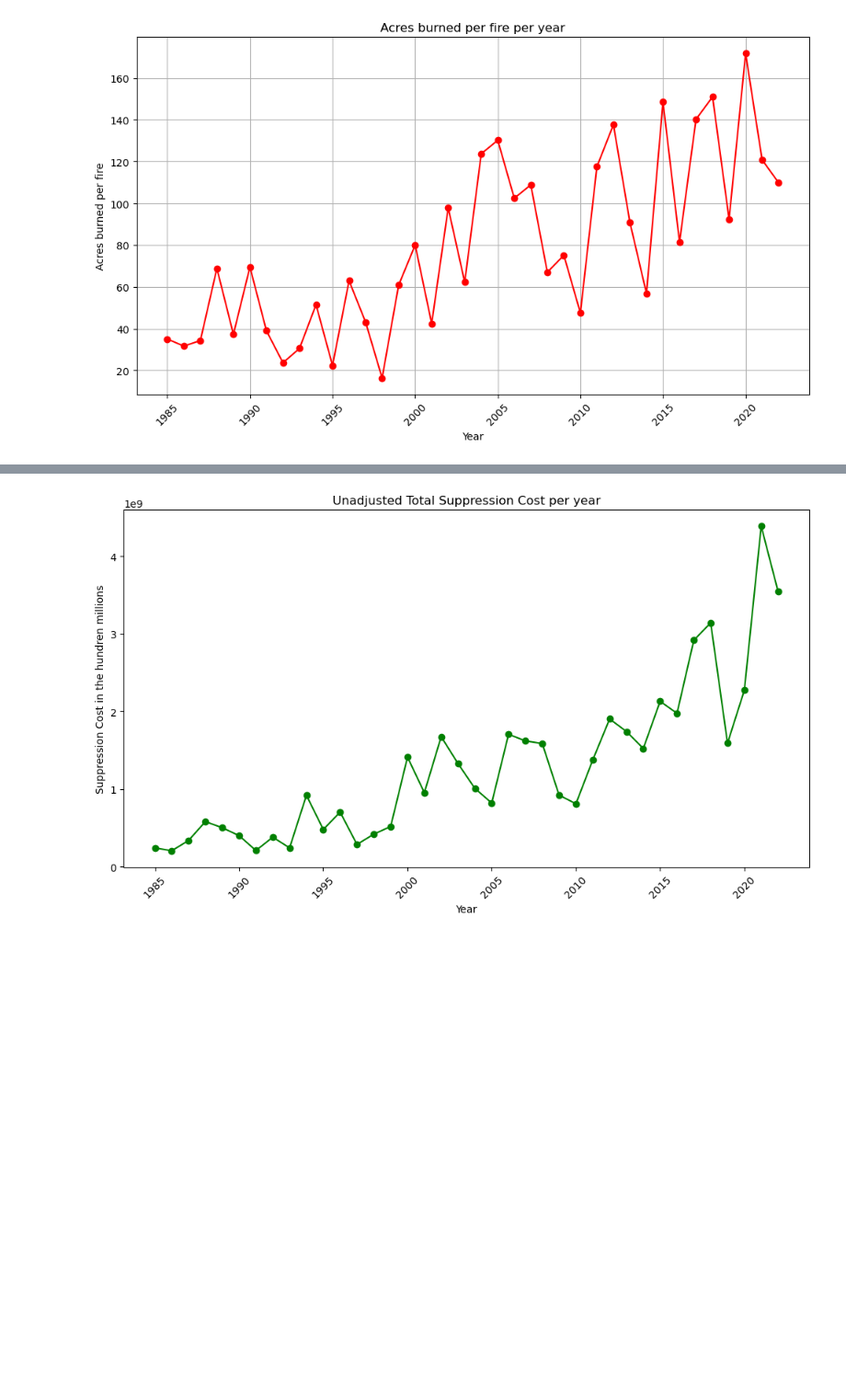
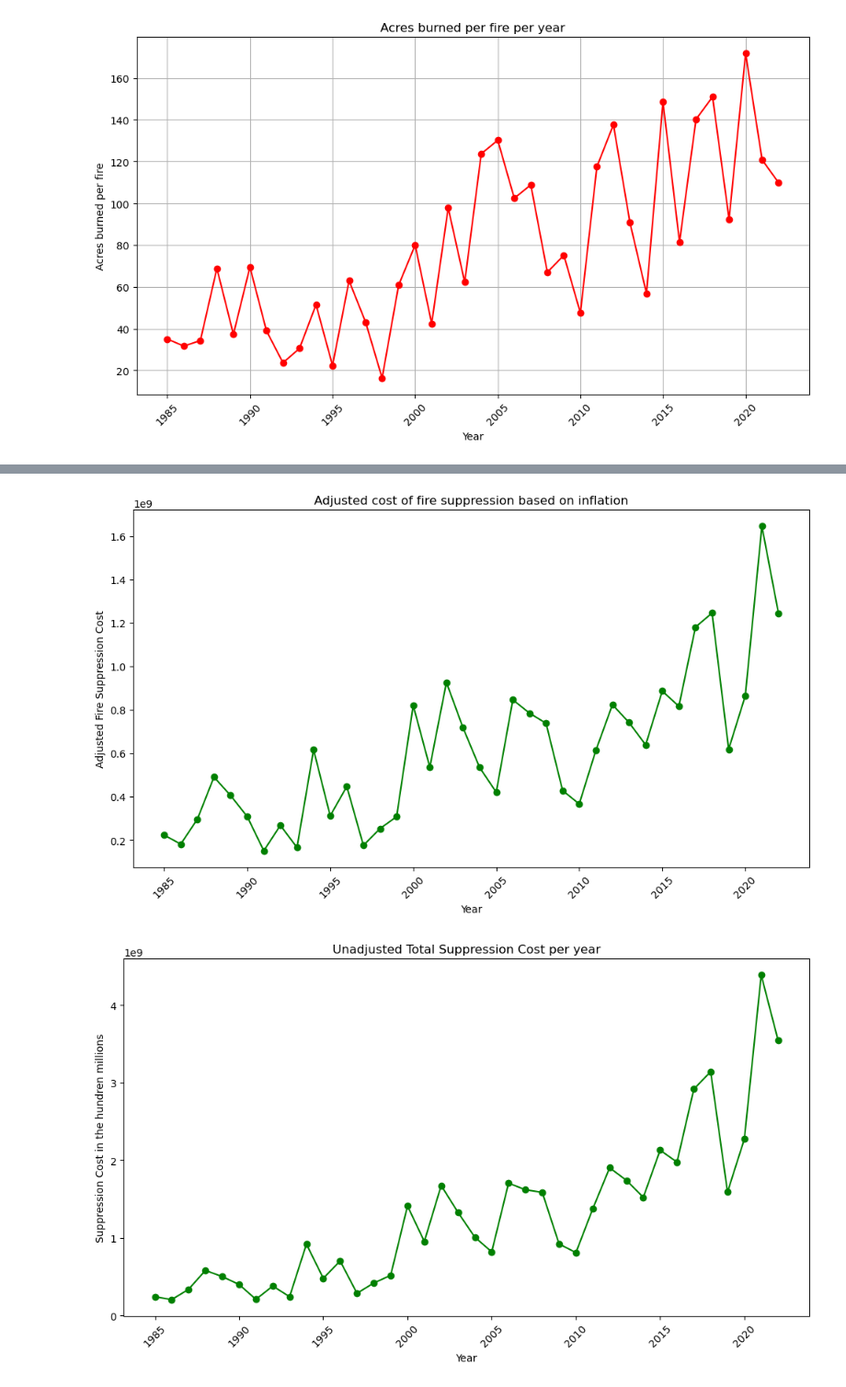
Before and after one commit to KoBlades/Team-9-Heatwaves, a Jupyter notebook: Wildfire Data/Wildfire Data Cleaning.ipynb, the cells around one changed output, grey strips where cells are left out. Shown at 92% size. Cells and saved outputs as stored; diff of their text form; code cells hidden in the pictures; blank space fills up the shorter version.

Commit message:
Updated Visualization
Updated Visualizations to show heatwaves in Nevada

```diff
--- a/Wildfire Data/Wildfire Data Cleaning.ipynb
+++ b/Wildfire Data/Wildfire Data Cleaning.ipynb
@@ -407,3 +409,23 @@ plt.show()
+# %%
+# Assuming the dataframe df_merged is defined with 'Year' and 'Fires' columns
+# Creating a line graph with 'Year' on the x-axis and 'Fires' on the y-axis
+
+# [['Year', 'Fires', 'Acres','Adjusted_Total', 'Acres_per_Fire', 'Cost_per_Acre']]
+import matplotlib.pyplot as plt
+
+plt.figure(figsize=(10,6))
+plt.plot(df_merged['Year'], df_merged['Adjusted_Total'], marker='o', color='green')
+plt.title('Adjusted cost of fire suppression based on inflation')
+plt.xlabel('Year')
+plt.ylabel('Adjusted Fire Suppression Cost')
+plt.xticks(rotation=45)
+plt.grid(False)
+plt.tight_layout()
+
+# Display the plot
+plt.show()
+# %% [output]
+[figure, added]
 # %%
 
 
```
Also changed, not shown: parts of 16 cells of this notebook, 20 other files.
